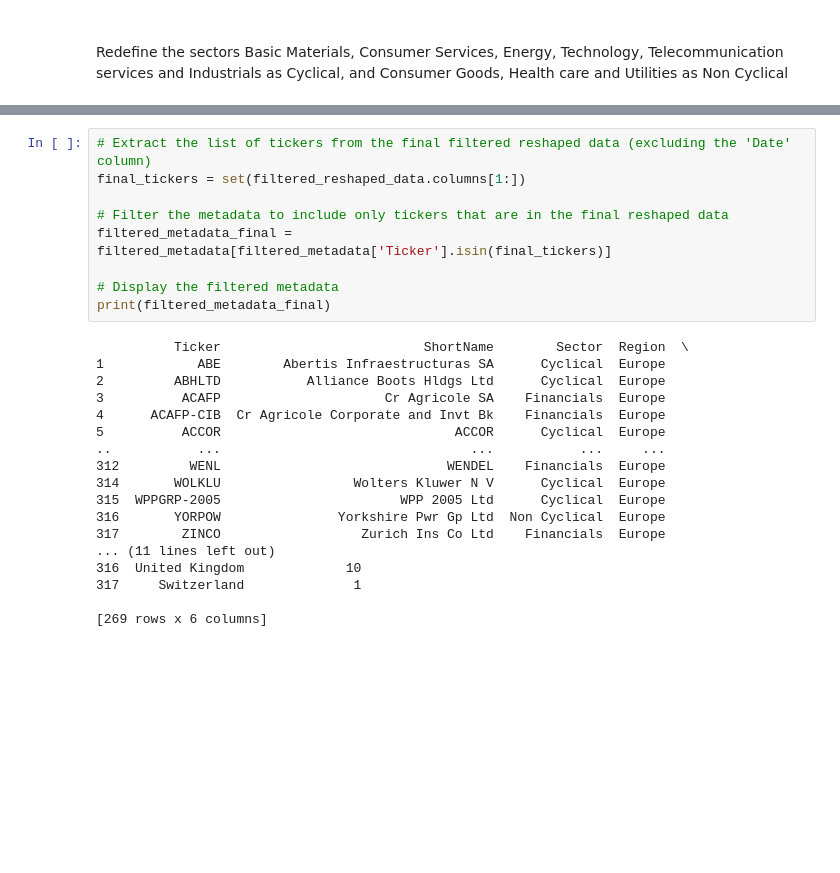
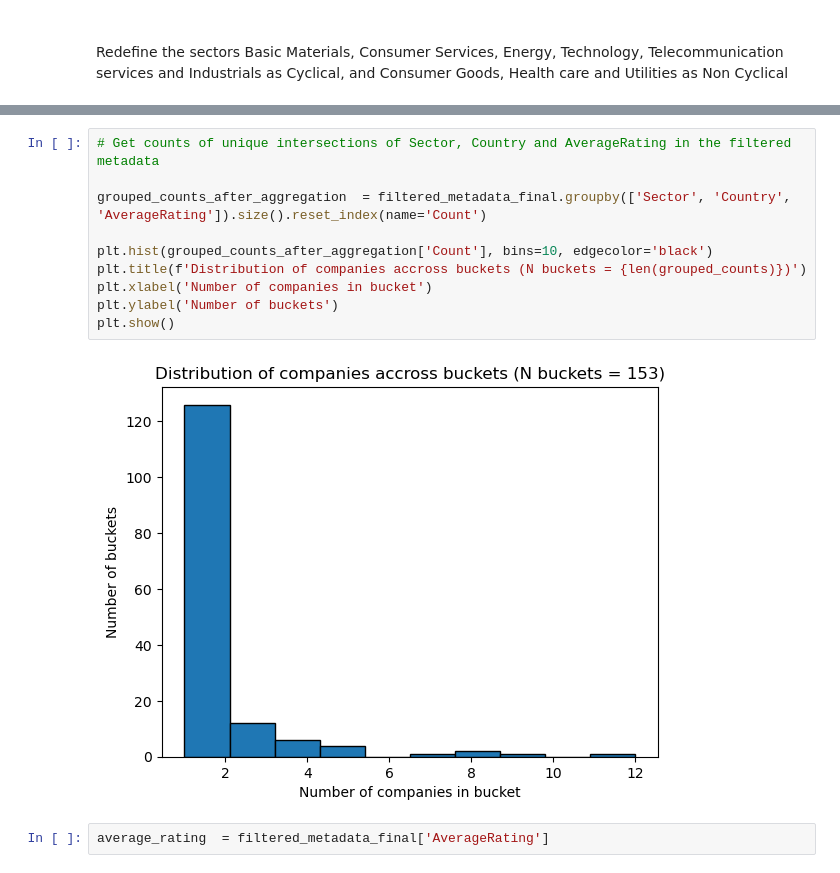
Before and after one commit to KLCALAW/ATCF, a Jupyter notebook: preprocessing.ipynb, the cells around one changed output, grey strips where cells are left out. Cells and saved outputs as stored; diff of their text form; blank space fills up the shorter version.

```diff
--- a/preprocessing.ipynb
+++ b/preprocessing.ipynb
@@ -150,27 +234,14 @@ Name: count, dtype: int64
-# %%
-# Extract the list of tickers from the final filtered reshaped data (excluding the 'Date' column)
-final_tickers = set(filtered_reshaped_data.columns[1:])
-
-# Filter the metadata to include only tickers that are in the final reshaped data
-filtered_metadata_final = filtered_metadata[filtered_metadata['Ticker'].isin(final_tickers)]
-
-# Display the filtered metadata
-print(filtered_metadata_final)
-# %% [output]
-          Ticker                          ShortName        Sector  Region  \
-1            ABE        Abertis Infraestructuras SA      Cyclical  Europe
-2         ABHLTD           Alliance Boots Hldgs Ltd      Cyclical  Europe
-3          ACAFP                     Cr Agricole SA    Financials  Europe
-4      ACAFP-CIB  Cr Agricole Corporate and Invt Bk    Financials  Europe
-5          ACCOR                              ACCOR      Cyclical  Europe
-..           ...                                ...           ...     ...
-312         WENL                             WENDEL    Financials  Europe
-314       WOLKLU                 Wolters Kluwer N V      Cyclical  Europe
-315  WPPGRP-2005                       WPP 2005 Ltd      Cyclical  Europe
-316       YORPOW               Yorkshire Pwr Gp Ltd  Non Cyclical  Europe
-317        ZINCO                  Zurich Ins Co Ltd    Financials  Europe
-... (11 lines left out)
-316  United Kingdom             10
-317     Switzerland              1
-
-[269 rows x 6 columns]
+# %%
+# Get counts of unique intersections of Sector, Country and AverageRating in the filtered metadata
+
+grouped_counts_after_aggregation  = filtered_metadata_final.groupby(['Sector', 'Country', 'AverageRating']).size().reset_index(name='Count')
+
+plt.hist(grouped_counts_after_aggregation['Count'], bins=10, edgecolor='black')
+plt.title(f'Distribution of companies accross buckets (N buckets = {len(grouped_counts)})')
+plt.xlabel('Number of companies in bucket')
+plt.ylabel('Number of buckets')
+plt.show()
+# %% [output]
+[figure, added]
+# %%
+average_rating  = filtered_metadata_final['AverageRating']
```
Also changed, not shown: parts of 21 cells of this notebook, 9 other files.
